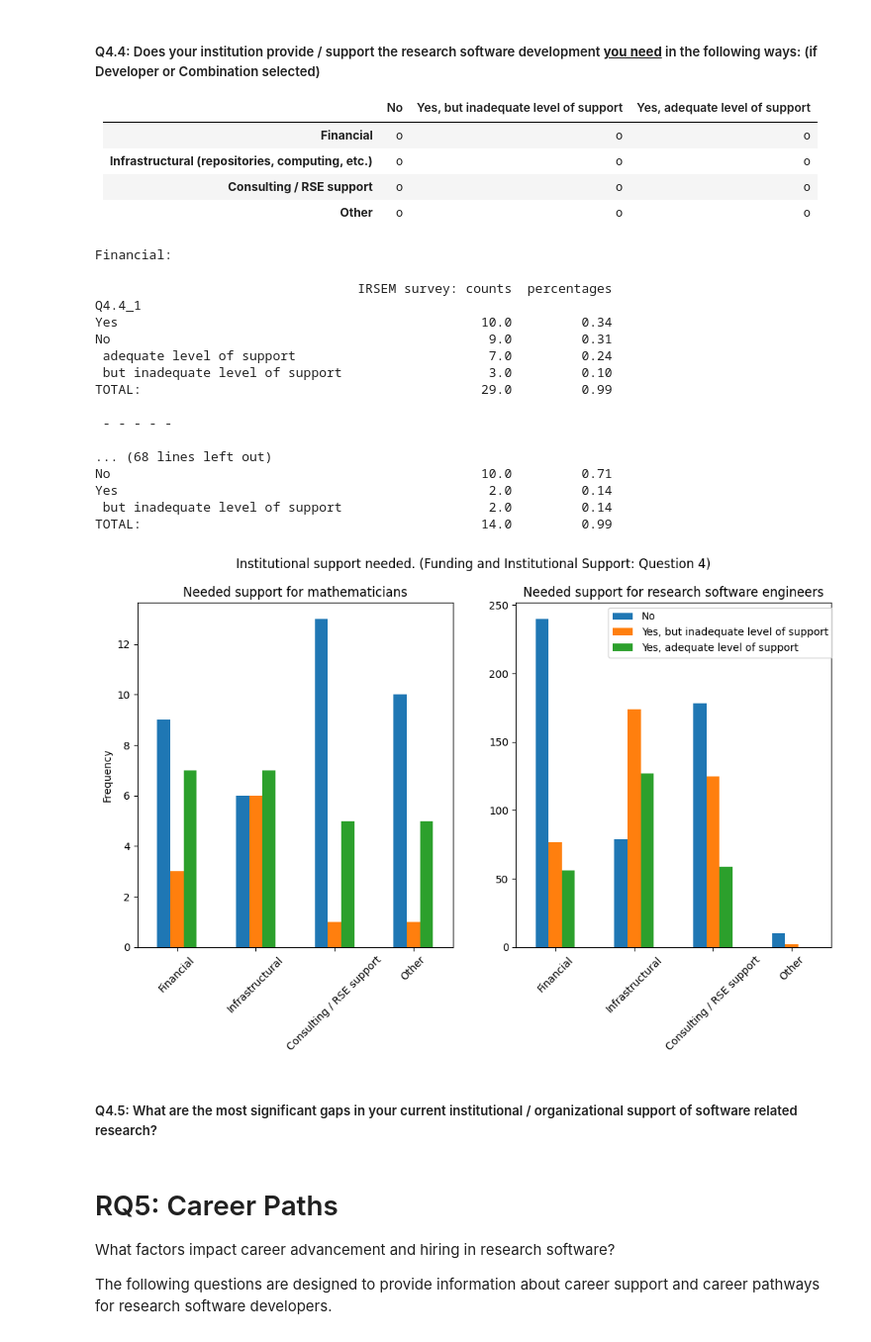
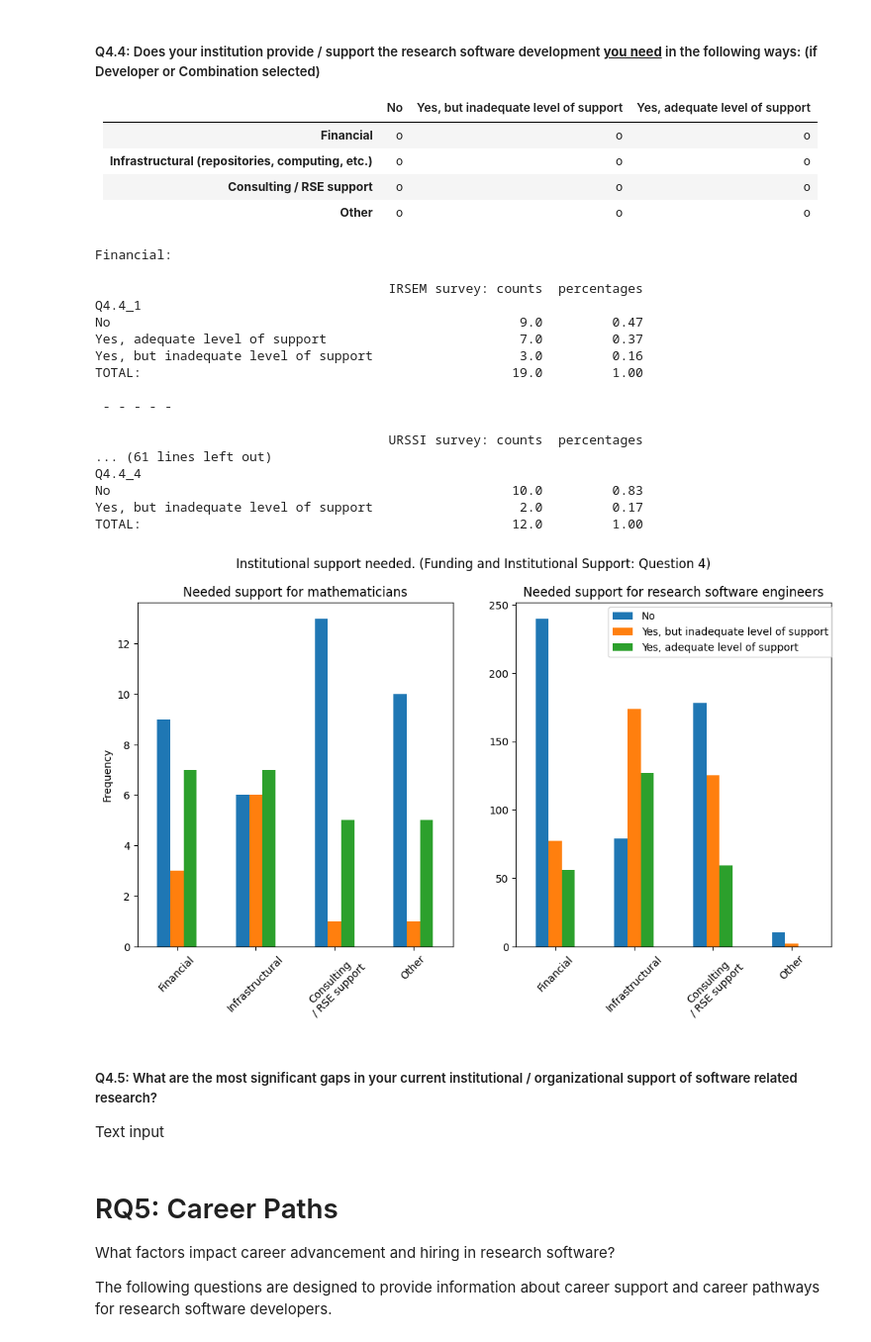
Before and after one commit to Not-Abram/Survey-for-Improving-Research-Software-Engineering-in-Mathematics, a Jupyter notebook: notebooks/surveydatacomparison.ipynb, the cells around one changed output. Shown at 99% size. Saved outputs shown, nothing was run; the diff lists cells and outputs as text; code cells hidden in the pictures.

```diff
--- a/notebooks/surveydatacomparison.ipynb
+++ b/notebooks/surveydatacomparison.ipynb
@@ -59,7 +59,7 @@ def print_question(questionID="Q0.1", survey = 0, percentages = True, totals = T
         print (df)
 
 # text function: print a set of questions (aka a Likert Matrix)
-def print_question_set(question = "", statements = [], survey = 0, percentages = True, totals = True, multiselect = True):
+def print_question_set(question = "", statements = [], survey = 0, percentages = True, totals = True, multiselect = False):
     div = "___________________"
     for i, statement in enumerate(statements):
         print(statement + ":\n")
@@ -191,7 +191,7 @@ def graph_question(questionID = "Q0.1",
     ax1.set_ylabel('Percentage %') if percentage else ax1.set_ylabel('Frequency')
     ax1.tick_params('x',labelrotation=labelrotation)
     if (percentage): ax1.set_yticks(np.arange(0, 100.1, 5), minor=True)
-    #ax1.get_legend().remove()
+    ax1.get_legend().remove()
 
     ax2 = df2.plot.bar(rot=0, ax=ax2, stacked = stacked)
     ax2.set_title(URSSIsubtitle)
@@ -1075,37 +1074,38 @@ TOTAL:                                            23.0         0.99
 # %%
 questionID = "Q4.4"
 title = 'Institutional support needed. (Funding and Institutional Support: Question 4)'
 figtitle1 = 'Needed support for mathematicians'
 figtitle2 = 'Needed support for research software engineers'
 STATEMENTS = ["Financial",
               "Infrastructural",
-              "Consulting / RSE support",
+              "Consulting\n/ RSE support",
               "Other"]
 ANSWERS = ['No',
            'Yes, but inadequate level of support',
            'Yes, adequate level of support']
 
 # print raw data
 print_question_set(question=questionID, statements=STATEMENTS)
 graph_likert_matrix(questionID=questionID, title=title, IRSEMsubtitle=figtitle1, URSSIsubtitle=figtitle2, statements=STATEMENTS, answers=ANSWERS, percentage=False, stacked=False)
 # %% [output]
 Financial:
 
-                                  IRSEM survey: counts  percentages
+                                      IRSEM survey: counts  percentages
 Q4.4_1
-Yes                                               10.0         0.34
-No                                                 9.0         0.31
- adequate level of support                         7.0         0.24
- but inadequate level of support                   3.0         0.10
-TOTAL:                                            29.0         0.99
+No                                                     9.0         0.47
+Yes, adequate level of support                         7.0         0.37
+Yes, but inadequate level of support                   3.0         0.16
+TOTAL:                                                19.0         1.00
 
  - - - - -
 
-... (68 lines left out)
-No                                                10.0         0.71
-Yes                                                2.0         0.14
- but inadequate level of support                   2.0         0.14
-TOTAL:                                            14.0         0.99
+                                      URSSI survey: counts  percentages
+... (61 lines left out)
+Q4.4_4
+No                                                    10.0         0.83
+Yes, but inadequate level of support                   2.0         0.17
+TOTAL:                                                12.0         1.00
-[figure, old version]
+[figure, new version]
 # %% [markdown]
 ##### Q4.5: What are the most significant gaps in your current institutional / organizational support of software related research?
+Text input
```
Also changed, not shown: parts of 22 cells of this notebook, 1 other file.
